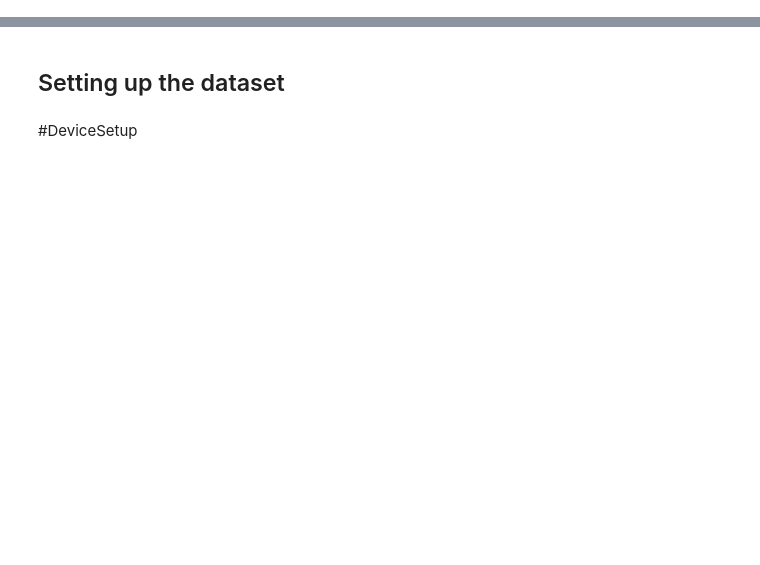
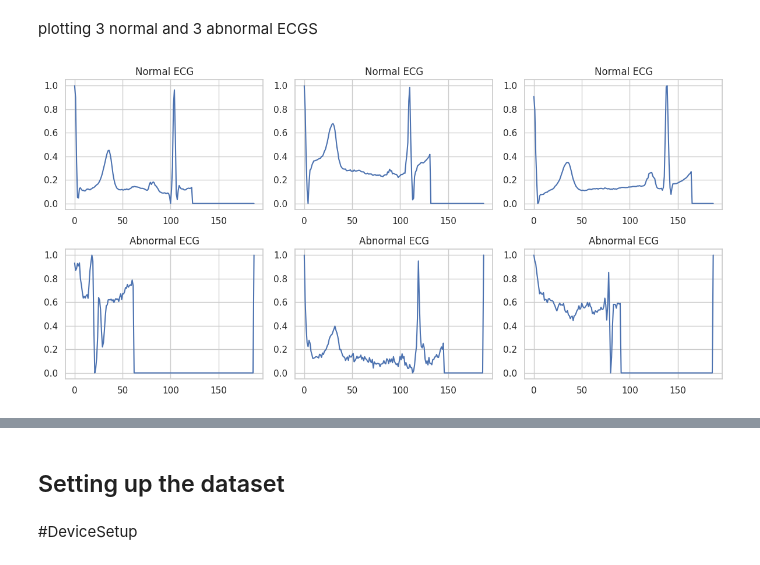
Before and after one commit to Kovarthanan07/INM706_Coursework, a Jupyter notebook: main.ipynb, the cells around one changed output, grey strips where cells are left out. Saved outputs shown, nothing was run; the diff lists cells and outputs as text; code cells hidden in the pictures; blank space fills up the shorter version.

```diff
--- a/main.ipynb
+++ b/main.ipynb
@@ -0,0 +8,5 @@
+# %%
+import pandas as pd
+
+normal_path = "/content/drive/MyDrive/Heartbeat/ptbdb_normal.csv"
+abnormal_path = "/content/drive/MyDrive/Heartbeat/ptbdb_abnormal.csv"
@@ -0,0 +63,19 @@
+# %% [markdown]
+plotting 3 normal and 3 abnormal ECGS
+# %%
+# Plot 3 normal and 3 abnormal ECGs
+plt.figure(figsize=(12, 6))
+for i in range(3):
+    plt.subplot(2, 3, i+1)
+    plt.plot(normal_df.iloc[i, :-1])
+    plt.title("Normal ECG")
+
+for i in range(3):
+    plt.subplot(2, 3, i+4)
+    plt.plot(abnormal_df.iloc[i, :-1])
+    plt.title("Abnormal ECG")
+
+plt.tight_layout()
+plt.show()
+# %% [output]
+[figure, added]
```
Also changed, not shown: parts of 48 cells of this notebook.
